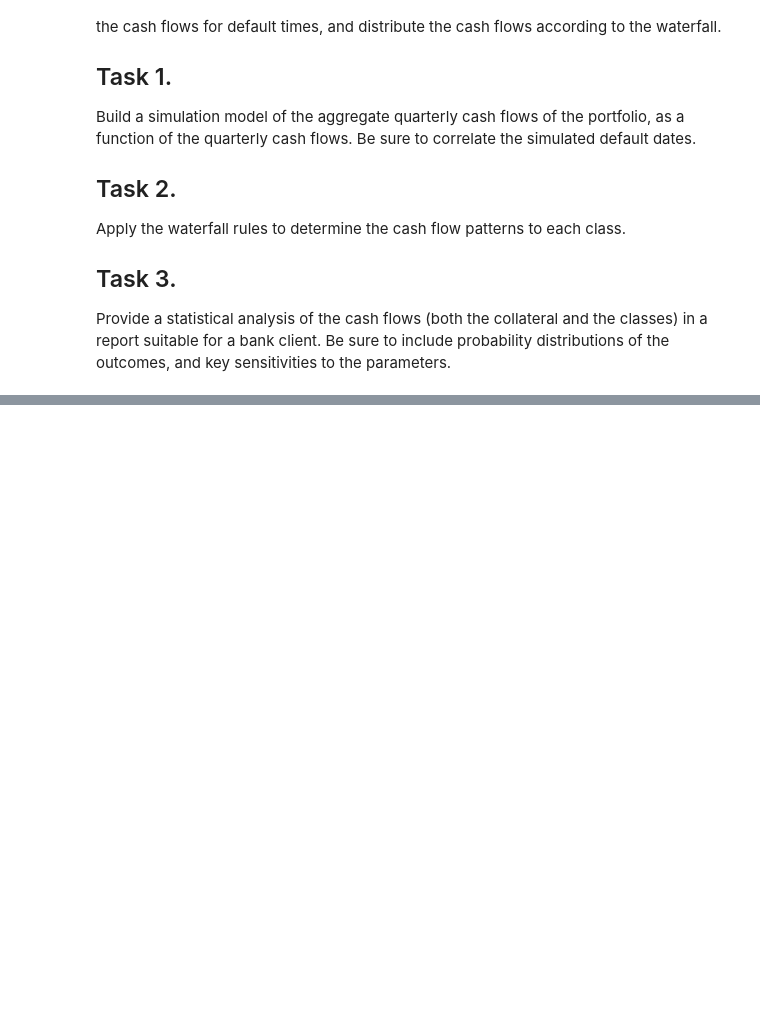
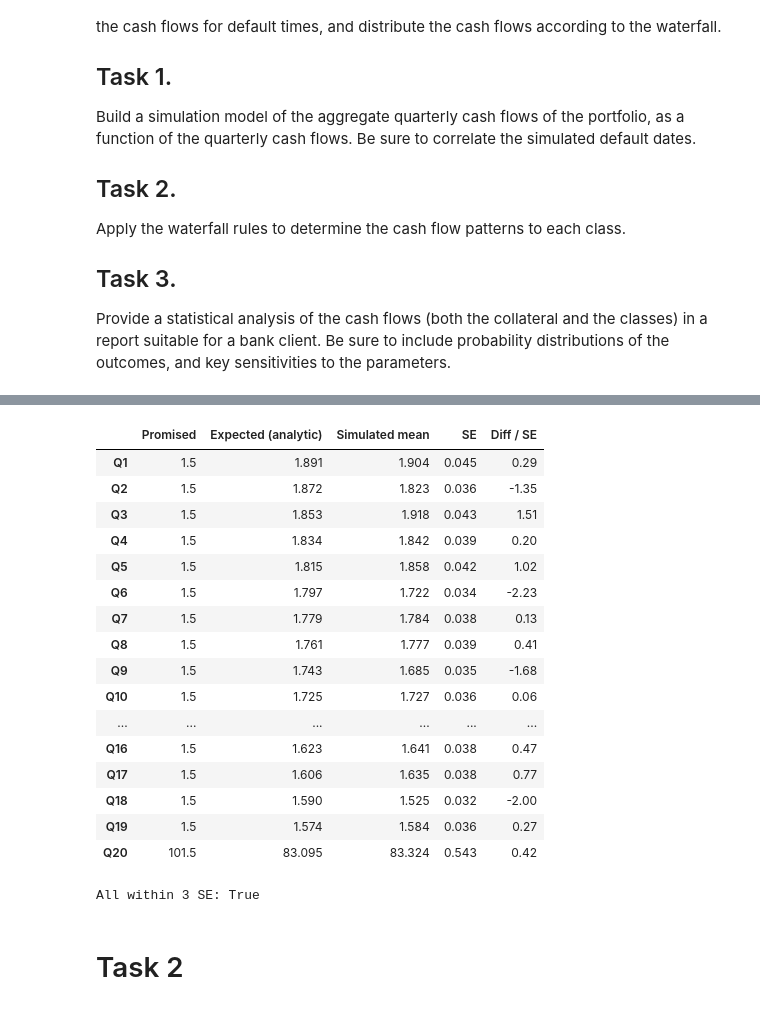
Before and after one commit to BinnySingla/Credit-Default-Swap-Structured-Finance, a Jupyter notebook: notebooks/Credit Default Swap Risk Analysis.ipynb, the cells around one changed output, grey strips where cells are left out. Cells and saved outputs as stored; diff of their text form; code cells hidden in the pictures; blank space fills up the shorter version.

Commit message:
Task 1

```diff
--- a/notebooks/Credit Default Swap Risk Analysis.ipynb
+++ b/notebooks/Credit Default Swap Risk Analysis.ipynb
@@ -794,0 +381,4 @@ result_table.head(10)
+# %%
+# Calculate actual cash flows for all bonds and all cases
+bond_cf = all_bond_cash_flows(default_q)      # default_q comes from Step 5
+print("bond_cf shape:", bond_cf.shape)        # (1000, 10, 20)
@@ -794,0 +418,10 @@ result_table.head(10)
+# %%
+# Portfolio Quarterly Cash Flows: sum across all bonds for each case
+port_cf = portfolio_cash_flows(bond_cf)       # shape (1000, 20): cases × quarters
+
+port_df = pd.DataFrame(port_cf,
+                       index=pd.RangeIndex(1, 1001, name="Case"),
+                       columns=[f"Q{q}" for q in range(1, 21)])
+
+print("Portfolio cash flows, first 5 cases ($MM):")
+display(port_df.head().round(2))
@@ -794,0 +437,19 @@ result_table.head(10)
+# %%
+# Cross-check: expected cash flows vs simulated mean
+lam = hazard_rate if False else -np.log(1 - 0.04)
+q = np.arange(1, 21)
+S_prev = np.exp(-lam * (q - 1) / 4)        # survival to start of quarter
+S_curr = np.exp(-lam * q / 4)              # survival to end of quarter
+
+# Per bond: coupon if survives the quarter, recovery if defaults in it, face at Q20 if survives
+exp_bond = 0.15 * S_curr + 4.0 * (S_prev - S_curr)
+exp_bond[-1] += 10.0 * S_curr[-1]
+exp_port = 10 * exp_bond                   # 10 bonds
+
+check = pd.DataFrame({
+    "Promised": [1.5] * 19 + [101.5],
+    "Expected (analytic)": exp_port,
+    "Simulated mean": port_cf.mean(axis=0)
+}, index=[f"Q{q}" for q in range(1, 21)]).round(3)
+
+display(check)
@@ -794,0 +474,28 @@ result_table.head(10)
+# %%
+# Standard error of the mean (SE) and difference in terms of SE
+se = port_cf.std(axis=0, ddof=1) / np.sqrt(port_cf.shape[0])
+check["SE"] = se.round(3)
+check["Diff / SE"] = ((check["Simulated mean"] - check["Expected (analytic)"]) / se).round(2)
+display(check)
+print("All within 3 SE:", (check["Diff / SE"].abs() < 3).all())
+# %% [output]
+|  | Promised | Expected (analytic) | Simulated mean | SE | Diff / SE |
+| Q1 | 1.5 | 1.891 | 1.904 | 0.045 | 0.29 |
+| Q2 | 1.5 | 1.872 | 1.823 | 0.036 | -1.35 |
+| Q3 | 1.5 | 1.853 | 1.918 | 0.043 | 1.51 |
+| Q4 | 1.5 | 1.834 | 1.842 | 0.039 | 0.20 |
+| Q5 | 1.5 | 1.815 | 1.858 | 0.042 | 1.02 |
+| Q6 | 1.5 | 1.797 | 1.722 | 0.034 | -2.23 |
+| Q7 | 1.5 | 1.779 | 1.784 | 0.038 | 0.13 |
+| Q8 | 1.5 | 1.761 | 1.777 | 0.039 | 0.41 |
+| Q9 | 1.5 | 1.743 | 1.685 | 0.035 | -1.68 |
+| Q10 | 1.5 | 1.725 | 1.727 | 0.036 | 0.06 |
+| ... | ... | ... | ... | ... | ... |
+| Q16 | 1.5 | 1.623 | 1.641 | 0.038 | 0.47 |
+| Q17 | 1.5 | 1.606 | 1.635 | 0.038 | 0.77 |
+| Q18 | 1.5 | 1.590 | 1.525 | 0.032 | -2.00 |
+| Q19 | 1.5 | 1.574 | 1.584 | 0.036 | 0.27 |
+| Q20 | 101.5 | 83.095 | 83.324 | 0.543 | 0.42 |
+All within 3 SE: True
+# %% [markdown]
+# Task 2
```
Also changed, not shown: parts of 86 cells of this notebook, 8 other files.
